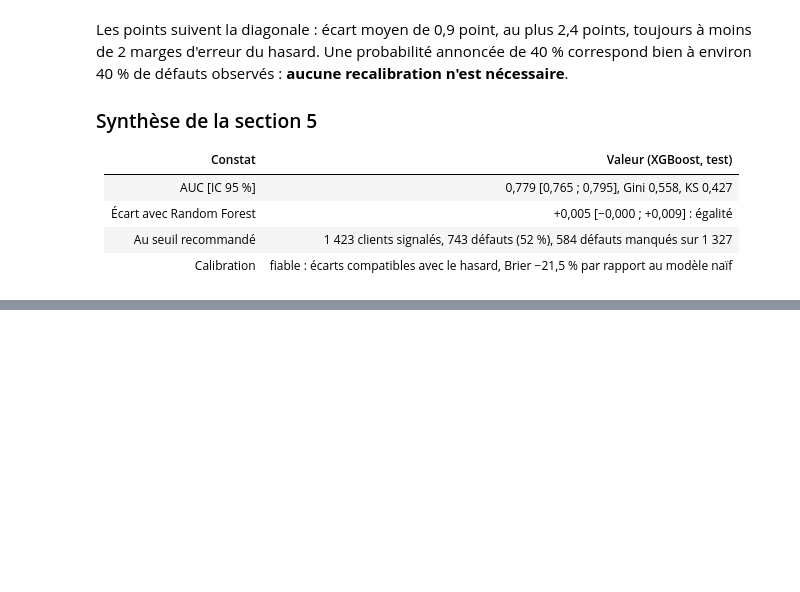
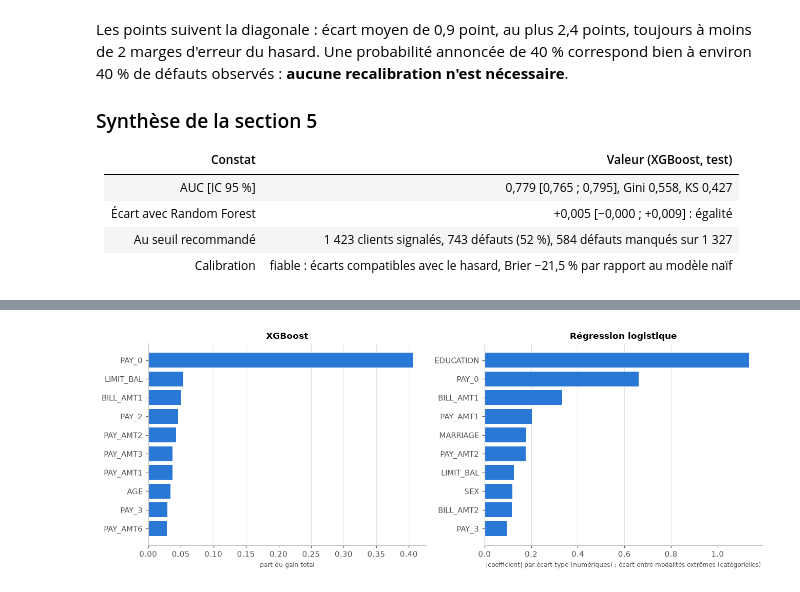
Before and after one commit to aljene307/credit-scoring-xai, a Jupyter notebook: notebooks/analyse_credit.ipynb, the cells around one changed output, grey strips where cells are left out. Cells and saved outputs as stored; diff of their text form; code cells hidden in the pictures; blank space fills up the shorter version.

```diff
--- a/notebooks/analyse_credit.ipynb
+++ b/notebooks/analyse_credit.ipynb
@@ -1022,0 +1061,13 @@ défauts observés : **aucune recalibration n'est nécessaire**.
+# %%
+variables = list(X_test_ref.columns)
+fig, axes = plt.subplots(1, 2, figsize=(12, 4.5))
+for ax, nom in zip(axes, ["xgboost", "logreg"]):
+    imp = model_importance(modeles[nom], variables, CATEGORICAL_FEATURES).head(10)[::-1]
+    ax.barh(imp.index, imp.values, color=RATE_COLOR)
+    ax.set_title(MODEL_LABELS[nom])
+    ax.set_xlabel(IMPORTANCE_LABELS[nom], fontsize=8)
+    ax.grid(axis="y", visible=False)
+fig.tight_layout()
+plt.show()
+# %% [output]
+[figure, added]
```
Also changed, not shown: parts of 22 cells of this notebook.
